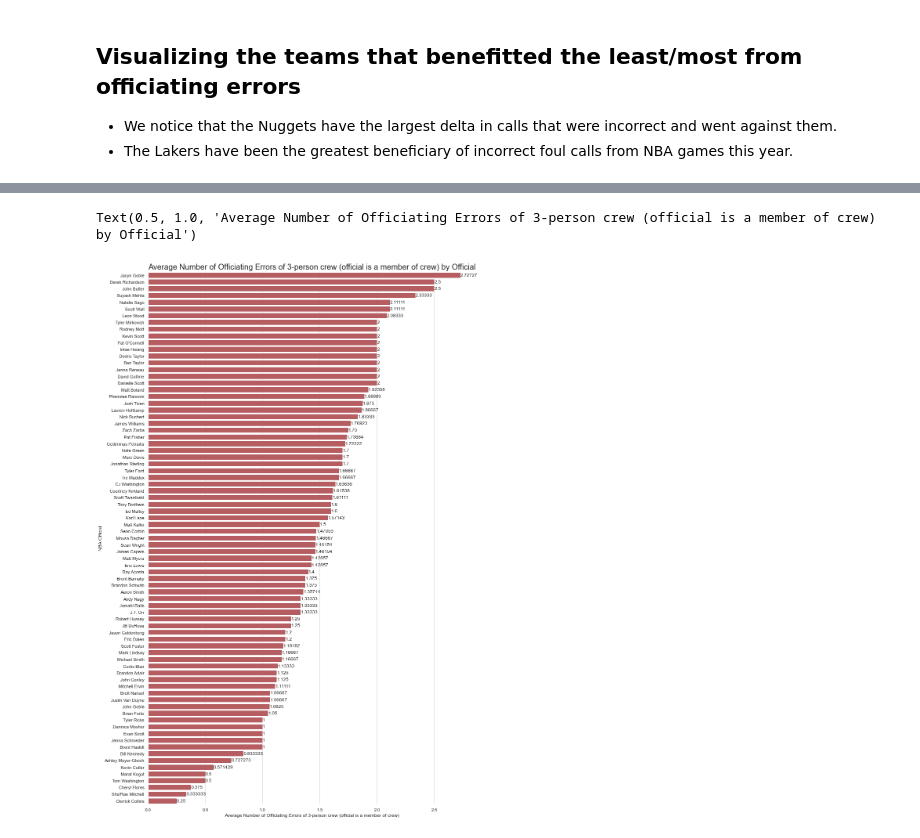
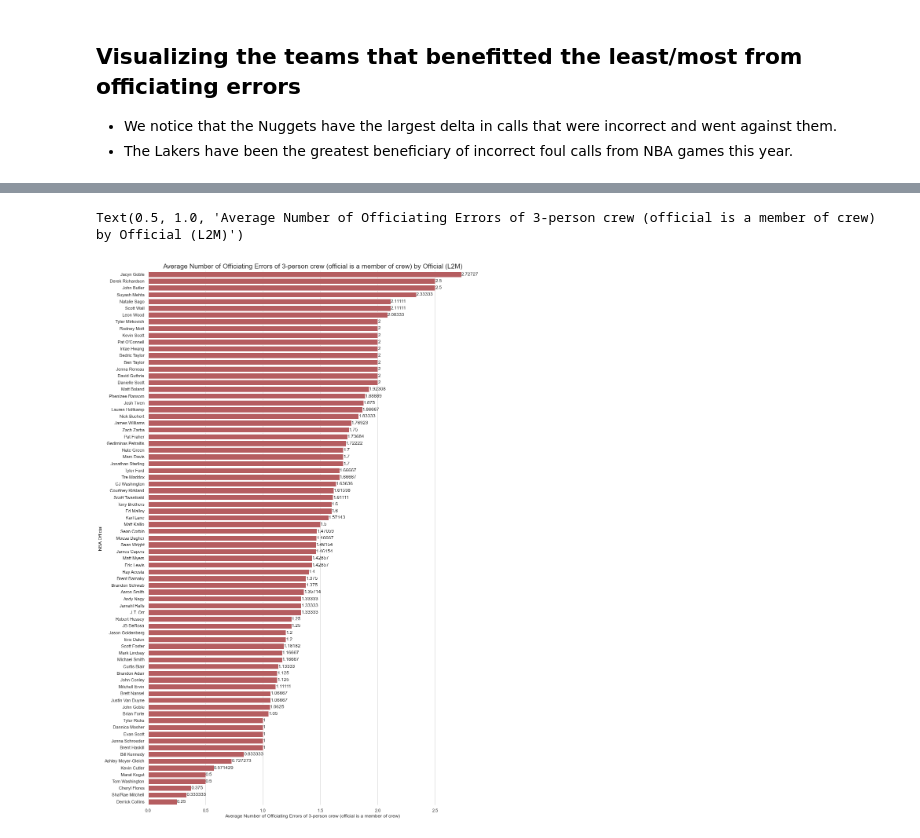
Before and after one commit to adithram/l2m, a Jupyter notebook: notebooks/l2m-visualization.ipynb, the cells around one changed output, grey strips where cells are left out. Drawn from its saved outputs; the diff is of its cells as text; code cells hidden in the pictures.

```diff
--- a/notebooks/l2m-visualization.ipynb
+++ b/notebooks/l2m-visualization.ipynb
@@ -47,17 +47,17 @@ Text(0.5, 1.0, 'Teams Most Impacted by Officiating Errors (Positively & Negative
 # %%
 # Initialize the matplotlib figure
 f, ax = plt.subplots(figsize=(15, 25))
 
 sns.barplot(x="errorsPerGame", y="name", data=officiating_error_data,
             label="Errors Per Game", color="r")
 
 # Add a legend and informative axis label
 ax.set(ylabel="NBA Official",
        xlabel="Average Number of Officiating Errors of 3-person crew (official is a member of crew)")
 ax.bar_label(ax.containers[0])
 
 sns.despine(left=True, bottom=True)
-plt.title('Average Number of Officiating Errors of 3-person crew (official is a member of crew) by Official', fontsize=20)
+plt.title('Average Number of Officiating Errors of 3-person crew (official is a member of crew) by Official (L2M)', fontsize=17)
 # %% [output]
-Text(0.5, 1.0, 'Average Number of Officiating Errors of 3-person crew (official is a member of crew) by Official')
+Text(0.5, 1.0, 'Average Number of Officiating Errors of 3-person crew (official is a member of crew) by Official (L2M)')
-[figure, old version]
+[figure, new version]
```
Also changed, not shown: parts of 5 cells of this notebook.
